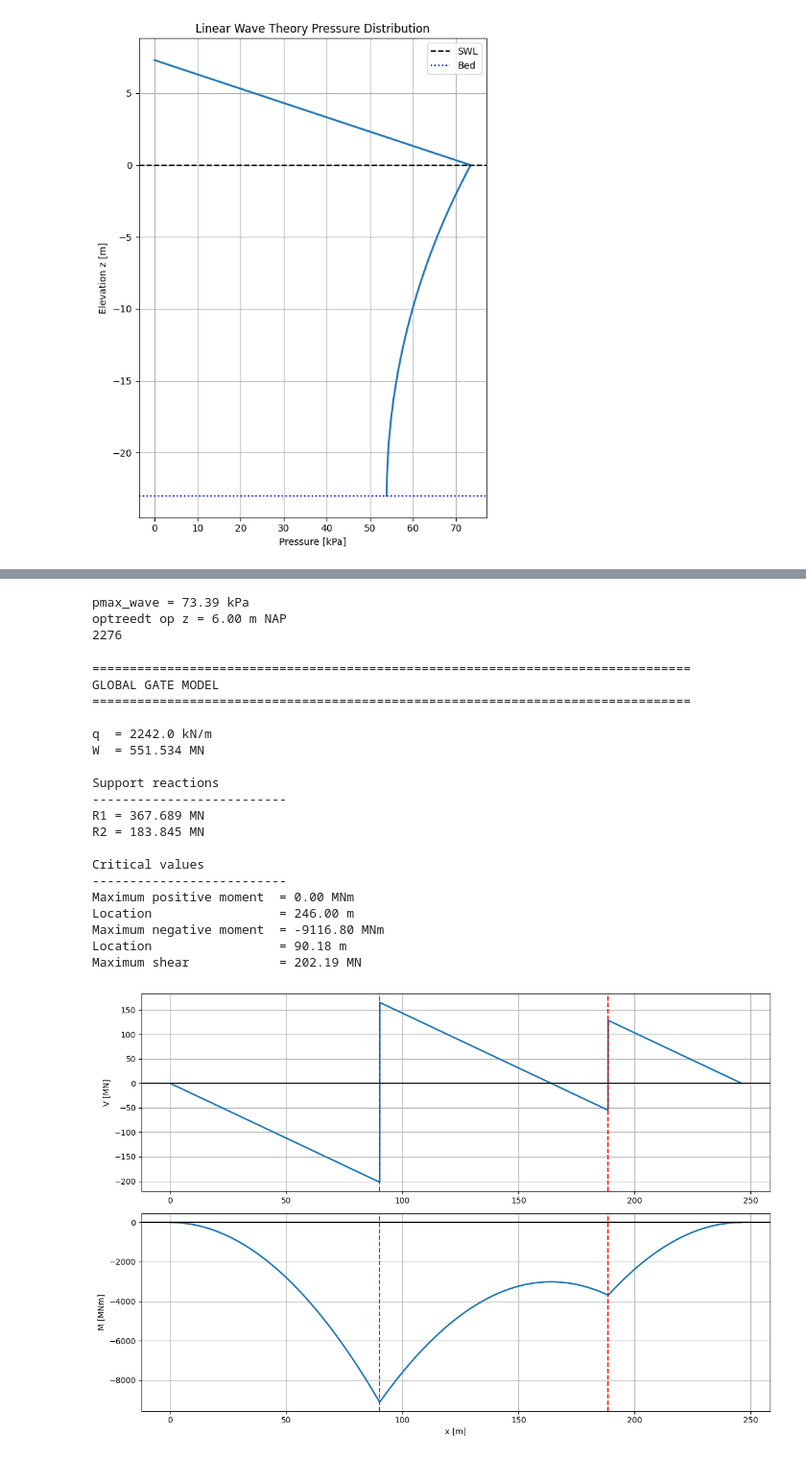
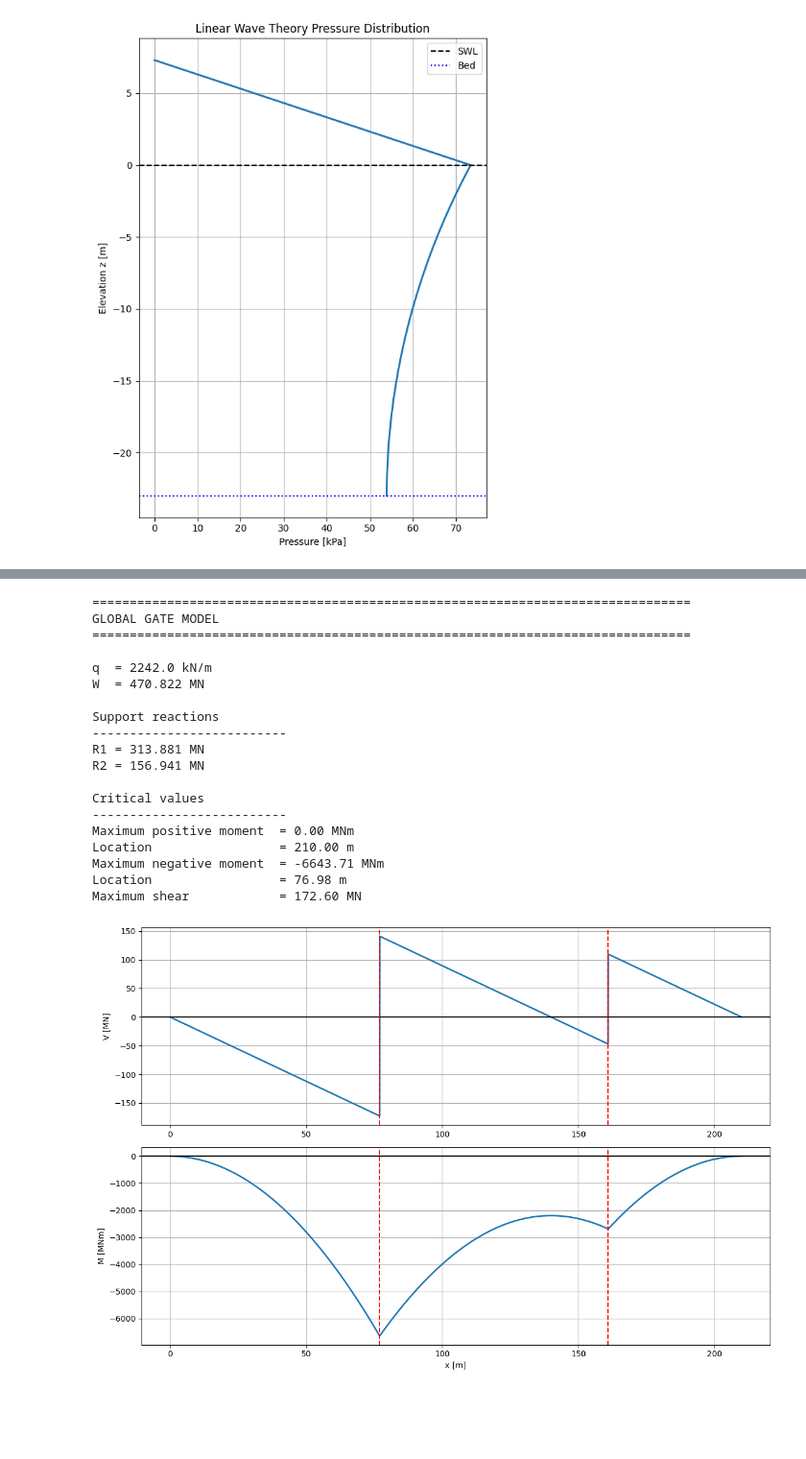
Before and after one commit to hsalden/The-Holland-Barrier, a Jupyter notebook: Loads_structural.ipynb, the cells around one changed output, grey strips where cells are left out. Shown at 96% size. Cells and saved outputs as stored; diff of their text form; code cells hidden in the pictures; blank space fills up the shorter version.

```diff
--- a/Loads_structural.ipynb
+++ b/Loads_structural.ipynb
@@ -96,7 +87,7 @@ print("2. WAVELENGTH — Dispersion Relation")
 print("=" * 90)
 
 d = d_sea  # governing water depth (sea side above sill)
-L_deep = (g * T_f**2) / (2 * np.pi)  # deep water wavelength
+L_deep = (g * T**2) / (2 * np.pi)  # deep water wavelength
 
 # Iterative solution: L = L_deep * tanh(2*pi*d/L)
 L = L_deep
@@ -310,27 +276,11 @@ print("\n" + "=" * 90)
 print("4. COMBINED HYDROSTATIC + WAVE PRESSURE DISTRIBUTION")
 print("=" * 90)
 
-# ------------------------------------------------------------
-# Check water density variable
-# ------------------------------------------------------------
-try:
-    rho_w
-except NameError:
-    rho_w = rho
 
-# ------------------------------------------------------------
-# Coordinate system
-# z_NAP is the vertical coordinate in m NAP
-# z_sill is the bottom / sill level
-# h_sea is the still water level at sea side
-# Positive pressure acts from sea side to river side
-# ------------------------------------------------------------
-
-z_max = h_sea + Hi          # include wave crest above SWL
+z_max = h_sea + H_d          # include wave crest above SWL
 z_NAP = np.linspace(z_sill, z_max, 3000)
 
 # Relative vertical coordinate with respect to sea-side SWL
-# This is needed for the LWT pressure formula
 z_rel = z_NAP - h_sea       # z = 0 at SWL, z = -d at sill
 
 # ============================================================
@@ -364,17 +314,17 @@ p_wave = np.zeros_like(z_NAP)
 mask_below_swl = (z_rel >= -d_sea) & (z_rel <= 0)
 
 p_wave[mask_below_swl] = (
-    rho_w * g * Hi *
+    rho_w * g * H_d *
     np.cosh(k * (d_sea + z_rel[mask_below_swl])) /
     np.cosh(k * d_sea)
 )
 
 # Above sea-side still water level up to the wave crest
-mask_above_swl = (z_rel > 0) & (z_rel <= Hi)
+mask_above_swl = (z_rel > 0) & (z_rel <= H_d)
 
 p_wave[mask_above_swl] = (
-    rho_w * g * Hi *
-    (1 - z_rel[mask_above_swl] / Hi)
+    rho_w * g * H_d *
+    (1 - z_rel[mask_above_swl] / H_d)
 )
 
 # ============================================================
@@ -466,6 +416,8 @@ print(f"  M_hydro+wave about sill        = {M_hw_comb/1000:.2f} kNm/m")
 print(f"  z_cp,hydro+wave above sill     = {zcp_hw_above_sill:.2f} m")
 print(f"  z_cp,hydro+wave NAP            = {zcp_hw_NAP:.2f} m NAP")
 print(f"  z_cp,hydro+wave below sea SWL  = {h_sea - zcp_hw_NAP:.2f} m")
+print(f"  p_hydro+wave                   = {p_comb_hydro_wave.mean()/1000:.2f} MPa")
+
 
 
 # ============================================================
@@ -502,7 +454,7 @@ plt.axhline(z_sill, color="black", linestyle=":", linewidth=1.5, label="Sill lev
 plt.axhline((24.75-17), color="purple", linestyle=":", linewidth=1.5, label="Barrier height")
 
 
-plt.xlabel("Pressure [kPa]")
+plt.xlabel("Pressure [MPa]")
 plt.ylabel("Level [m NAP]")
 plt.title("Pressure distribution on the gate")
 
@@ -531,15 +483,4 @@ plt.show()
 [figure]
-# %%
-idx = np.argmax(p_wave)
-pmax_wave = p_wave[idx]
-z_pmax = z_NAP[idx]
-print(f"pmax_wave = {pmax_wave/1000:.2f} kPa")
-print(f"optreedt op z = {z_pmax:.2f} m NAP")
-print(idx)
-# %% [output]
-pmax_wave = 73.39 kPa
-optreedt op z = 6.00 m NAP
-2276
 # %%
 # with np.printoptions(threshold=np.inf):
 
@@ -559,10 +500,10 @@ import matplotlib.pyplot as plt
 # INPUT
 # ------------------------------------------------------------
 
-L = 246.0          # total gate width [m]
+L = 210.0          # total gate width [m]
 
-x1 = 90.2          # truss arm 1 [m]
-x2 = 188.6         # truss arm 2 [m]
+x1 = 77          # truss arm 1 [m]
+x2 = 161         # truss arm 2 [m]
 
 # from hydraulic calculation
 q = F_hw_comb/1000      # kN/m
@@ -669,41 +610,41 @@ ax[0].grid(True)
 
 # Moment
 
 ax[1].plot(x, M/1000, lw=2)
 
 ax[1].axhline(0,color='k')
 
 ax[1].axvline(x1,color='r',ls='--')
 ax[1].axvline(x2,color='r',ls='--')
 
 ax[1].set_ylabel("M [MNm]")
 ax[1].set_xlabel("x [m]")
 
 ax[1].grid(True)
 
 plt.tight_layout()
 plt.show()
 # %% [output]
 ================================================================================
 GLOBAL GATE MODEL
 ================================================================================
 
 q  = 2242.0 kN/m
-W  = 551.534 MN
+W  = 470.822 MN
 
 Support reactions
 --------------------------
-R1 = 367.689 MN
-R2 = 183.845 MN
+R1 = 313.881 MN
+R2 = 156.941 MN
 
 Critical values
 --------------------------
 Maximum positive moment  = 0.00 MNm
-Location                 = 246.00 m
-Maximum negative moment  = -9116.80 MNm
-Location                 = 90.18 m
-Maximum shear            = 202.19 MN
+Location                 = 210.00 m
+Maximum negative moment  = -6643.71 MNm
+Location                 = 76.98 m
+Maximum shear            = 172.60 MN
-[figure, old version]
+[figure, new version]
 # %%
 print(q)
 # %% [output]
```
Also changed, not shown: parts of 11 cells of this notebook, 3 other files.
